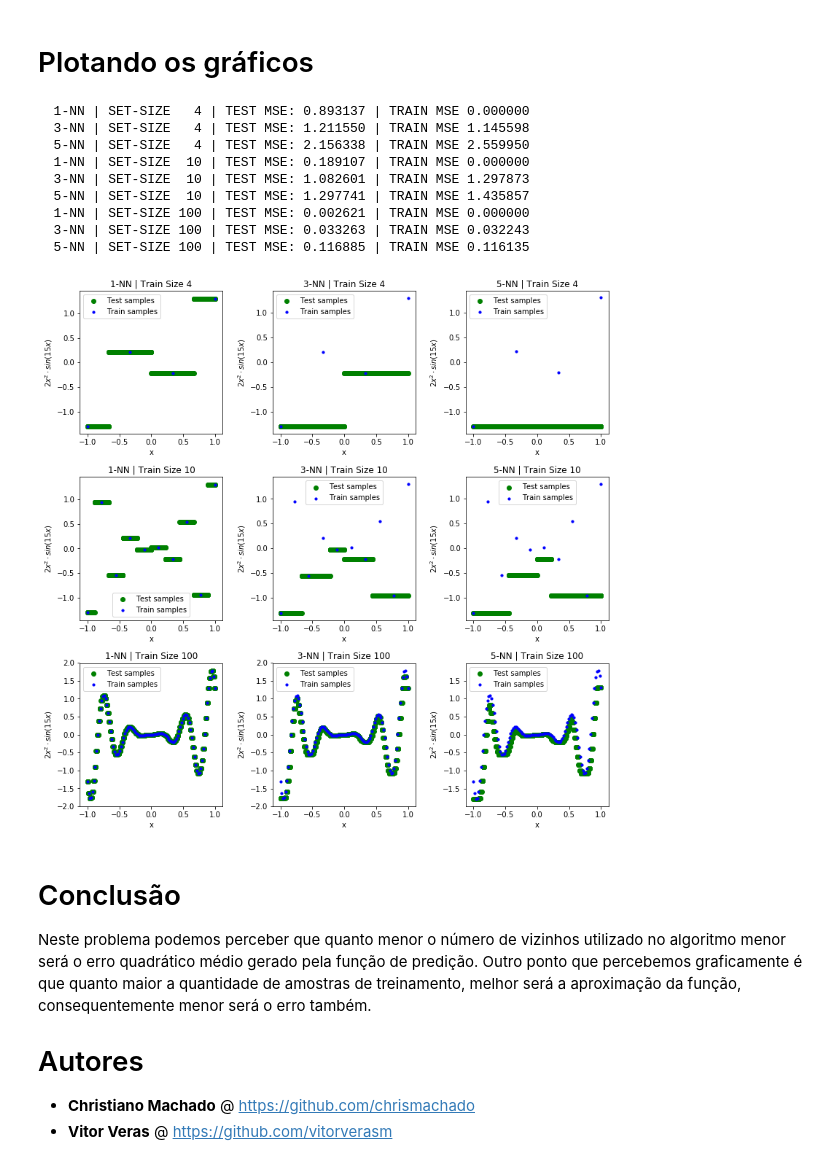
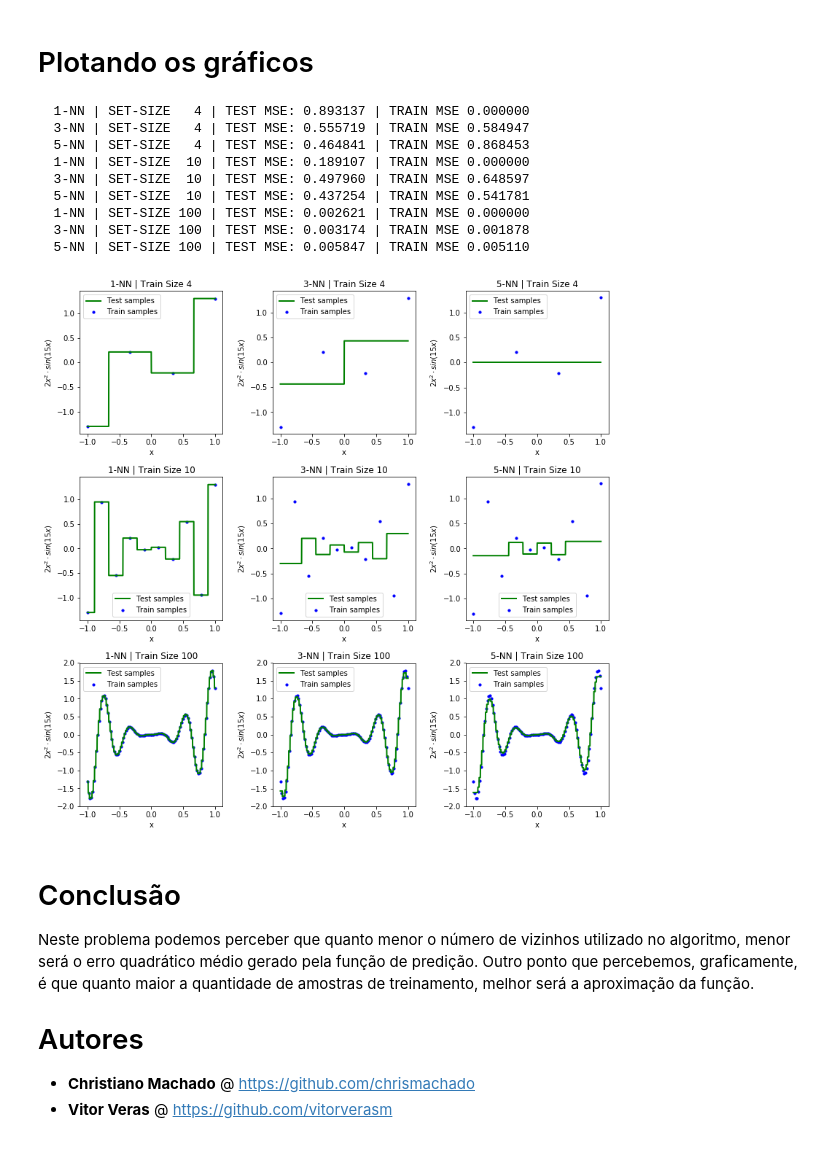
Before and after one commit to chrismachado/ML-IFCE2020.1, a Jupyter notebook: rp-ex1-2-answer.ipynb, the cells around one changed output. Saved outputs shown, nothing was run; the diff lists cells and outputs as text; code cells hidden in the pictures.

Commit message:
execute correctly with regression knn

```diff
--- a/rp-ex1-2-answer.ipynb
+++ b/rp-ex1-2-answer.ipynb
@@ -36,41 +36,41 @@ for n in N:
 # %%
 fig, axs = plt.subplots(len(N), len(K), figsize=(13, 13))
 fig.subplots_adjust(hspace=0.30, wspace=0.35)
 
 for idx in itertools.product([i for i in range(len(N))], [j for j in range(len(K))]):
-    clf = KNN(K[idx[1]], samples_train[idx[0]], sample_target[idx[0]])
+    clf = KNN(K[idx[1]], samples_train[idx[0]], sample_target[idx[0]], regression=True)
 
     test_target = clf.predict(samples_test)
 
     axs[idx[0], idx[1]].set_title('%s-NN | Train Size %s' % (K[idx[1]], N[idx[0]]))
     axs[idx[0], idx[1]].set_xlabel('x')
     axs[idx[0], idx[1]].set_ylabel(r'$2x^2 \cdot sin(15x)$')
-    axs[idx[0], idx[1]].scatter(samples_test, test_target, c='green', label='Test samples')
+    axs[idx[0], idx[1]].plot(samples_test, test_target, lw=2, c='green', label='Test samples')
     axs[idx[0], idx[1]].scatter(samples_train[idx[0]], sample_target[idx[0]], s=10, c='blue',
                                 label='Train samples')
     axs[idx[0], idx[1]].legend()
 
     print("%3d-NN | SET-SIZE %3d | TEST MSE: %2.6f | TRAIN MSE %2.6f" %
           (K[idx[1]], N[idx[0]],
            mse(f(samples_test), test_target),
            mse(sample_target[idx[0]], clf.predict(samples_train[idx[0]]))))
 
 plt.savefig('plots/ex2-1-plot.png')
 plt.show()
 # %% [output]
   1-NN | SET-SIZE   4 | TEST MSE: 0.893137 | TRAIN MSE 0.000000
-  3-NN | SET-SIZE   4 | TEST MSE: 1.211550 | TRAIN MSE 1.145598
-  5-NN | SET-SIZE   4 | TEST MSE: 2.156338 | TRAIN MSE 2.559950
+  3-NN | SET-SIZE   4 | TEST MSE: 0.555719 | TRAIN MSE 0.584947
+  5-NN | SET-SIZE   4 | TEST MSE: 0.464841 | TRAIN MSE 0.868453
   1-NN | SET-SIZE  10 | TEST MSE: 0.189107 | TRAIN MSE 0.000000
-  3-NN | SET-SIZE  10 | TEST MSE: 1.082601 | TRAIN MSE 1.297873
-  5-NN | SET-SIZE  10 | TEST MSE: 1.297741 | TRAIN MSE 1.435857
+  3-NN | SET-SIZE  10 | TEST MSE: 0.497960 | TRAIN MSE 0.648597
+  5-NN | SET-SIZE  10 | TEST MSE: 0.437254 | TRAIN MSE 0.541781
   1-NN | SET-SIZE 100 | TEST MSE: 0.002621 | TRAIN MSE 0.000000
-  3-NN | SET-SIZE 100 | TEST MSE: 0.033263 | TRAIN MSE 0.032243
-  5-NN | SET-SIZE 100 | TEST MSE: 0.116885 | TRAIN MSE 0.116135
+  3-NN | SET-SIZE 100 | TEST MSE: 0.003174 | TRAIN MSE 0.001878
+  5-NN | SET-SIZE 100 | TEST MSE: 0.005847 | TRAIN MSE 0.005110
-[figure, old version]
+[figure, new version]
 # %% [markdown]
 # Conclusão
-Neste problema podemos perceber que quanto menor o número de vizinhos utilizado no algoritmo menor será o erro quadrático médio gerado pela função de predição. Outro ponto que percebemos graficamente é que quanto maior a quantidade de amostras de treinamento, melhor será a aproximação da função, consequentemente menor será o erro também.
+Neste problema podemos perceber que quanto menor o número de vizinhos utilizado no algoritmo, menor será o erro quadrático médio gerado pela função de predição. Outro ponto que percebemos, graficamente, é que quanto maior a quantidade de amostras de treinamento, melhor será a aproximação da função.
 
 # Autores
 - **Christiano Machado** @ https://github.com/chrismachado
```
